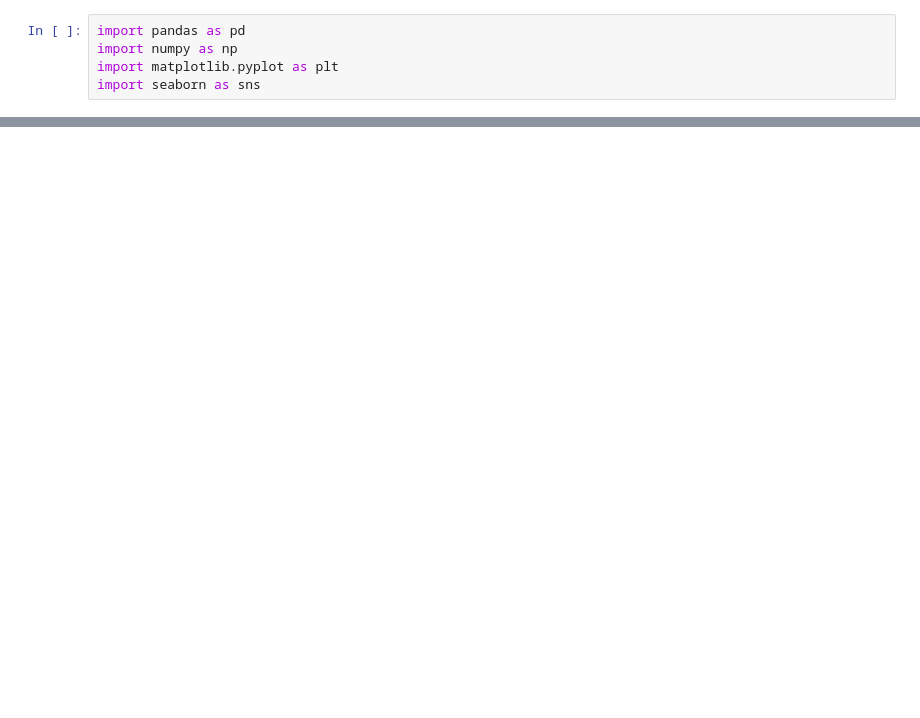
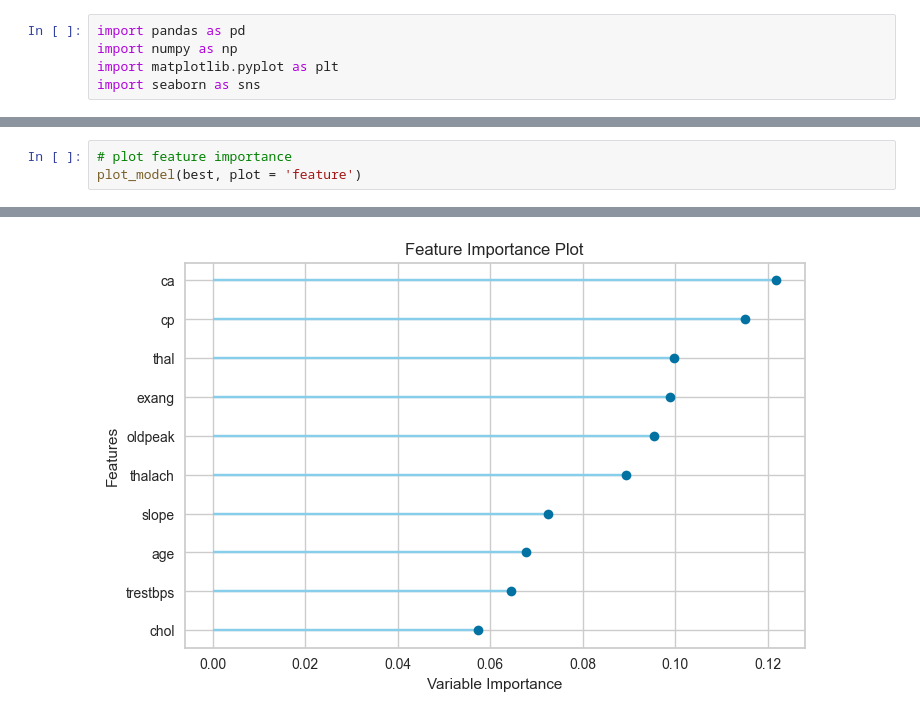
Before and after one commit to gustianmajs/Repo-Assignment-SC5DS-H06, a Jupyter notebook: Playgrond/PyCaret01.ipynb, the cells around one changed output, grey strips where cells are left out. Drawn from its saved outputs; the diff is of its cells as text; blank space fills up the shorter version.

```diff
--- a/Playgrond/PyCaret01.ipynb
+++ b/Playgrond/PyCaret01.ipynb
@@ -15,0 +99,4 @@ FileNotFoundError: [Errno 2] No such file or directory: 'dataset/test_HA.csv'
+# %%
+# plot feature importance
+plot_model(best, plot = 'feature')
+# %% [output]
@@ -15,0 +104 @@ FileNotFoundError: [Errno 2] No such file or directory: 'dataset/test_HA.csv'
+[figure, added]
```
Also changed, not shown: parts of 13 cells of this notebook, 6 other files.
